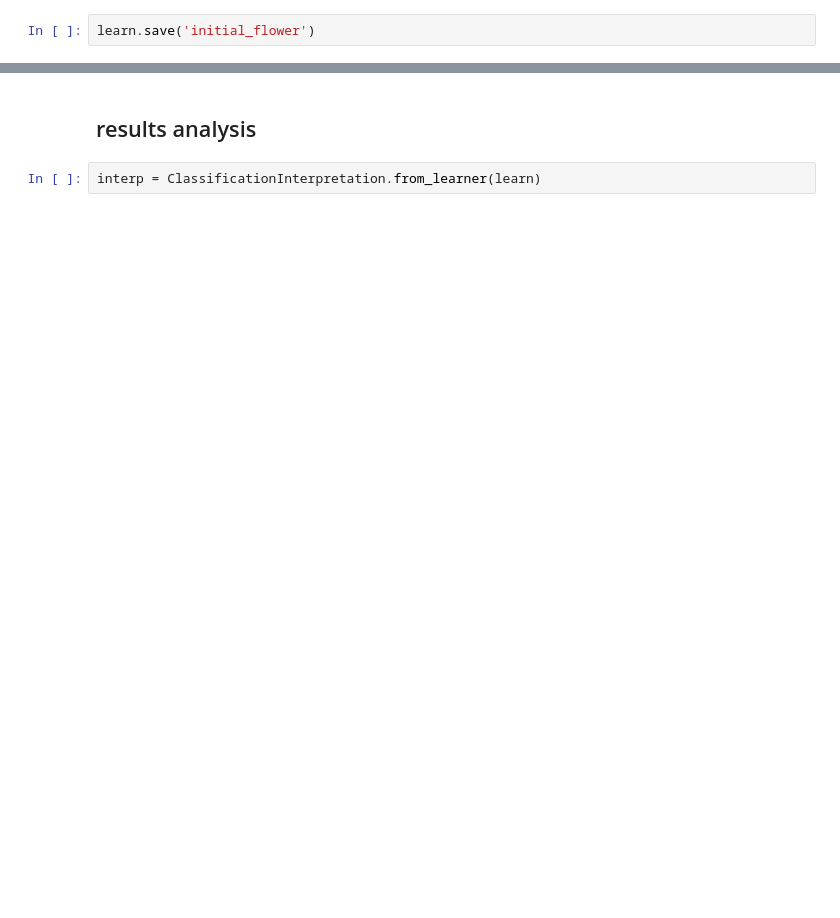
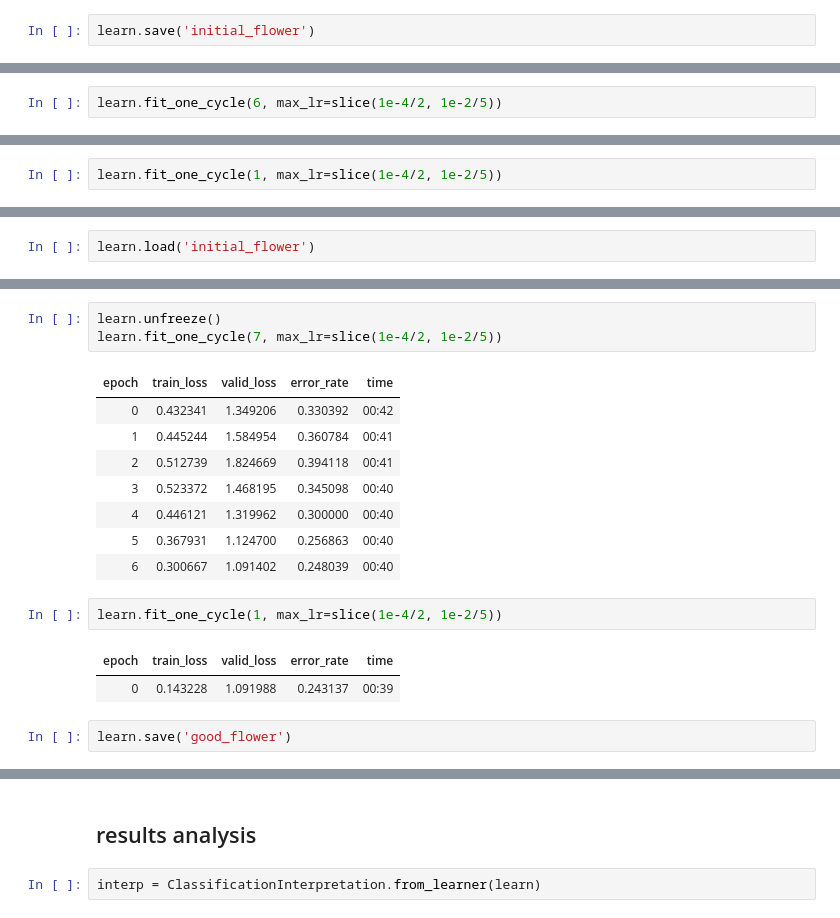
Before and after one commit to Pearcekieser/fastai_practice, a Jupyter notebook: notebooks/dl1/lesson1.ipynb, the cells around one changed output, grey strips where cells are left out. Cells and saved outputs as stored; diff of their text form; blank space fills up the shorter version.

```diff
--- a/notebooks/dl1/lesson1.ipynb
+++ b/notebooks/dl1/lesson1.ipynb
@@ -236,0 +257,2 @@ learn.save('initial_flower')
+# %%
+learn.fit_one_cycle(6, max_lr=slice(1e-4/2, 1e-2/5))
@@ -236,0 +267,2 @@ learn.save('initial_flower')
+# %%
+learn.fit_one_cycle(1, max_lr=slice(1e-4/2, 1e-2/5))
@@ -236,0 +274,2 @@ learn.save('initial_flower')
+# %%
+learn.load('initial_flower')
@@ -236,0 +294,19 @@ learn.save('initial_flower')
+# %%
+learn.unfreeze()
+learn.fit_one_cycle(7, max_lr=slice(1e-4/2, 1e-2/5))
+# %% [output]
+| epoch | train_loss | valid_loss | error_rate | time |
+| 0 | 0.432341 | 1.349206 | 0.330392 | 00:42 |
+| 1 | 0.445244 | 1.584954 | 0.360784 | 00:41 |
+| 2 | 0.512739 | 1.824669 | 0.394118 | 00:41 |
+| 3 | 0.523372 | 1.468195 | 0.345098 | 00:40 |
+| 4 | 0.446121 | 1.319962 | 0.300000 | 00:40 |
+| 5 | 0.367931 | 1.124700 | 0.256863 | 00:40 |
+| 6 | 0.300667 | 1.091402 | 0.248039 | 00:40 |
+# %%
+learn.fit_one_cycle(1, max_lr=slice(1e-4/2, 1e-2/5))
+# %% [output]
+| epoch | train_loss | valid_loss | error_rate | time |
+| 0 | 0.143228 | 1.091988 | 0.243137 | 00:39 |
+# %%
+learn.save('good_flower')
```
Also changed, not shown: parts of 28 cells of this notebook, 10 other files.
